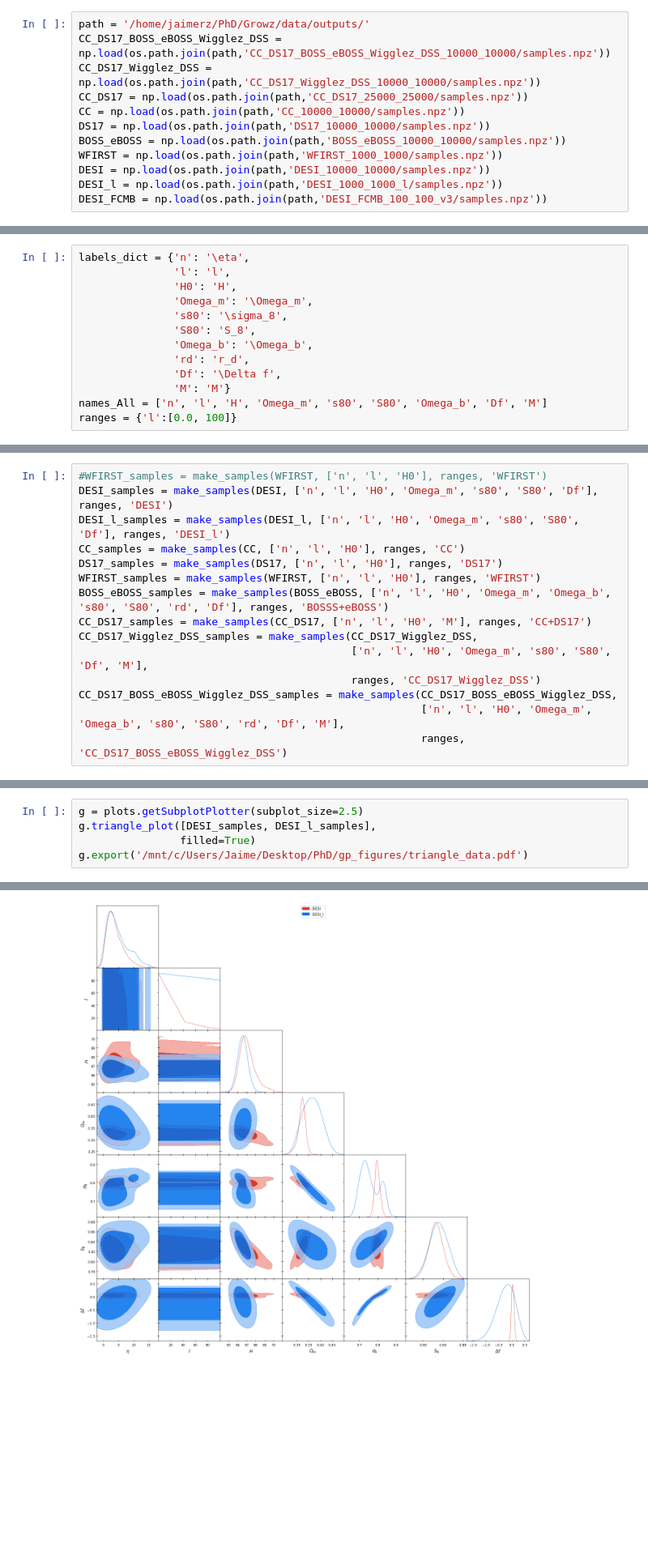
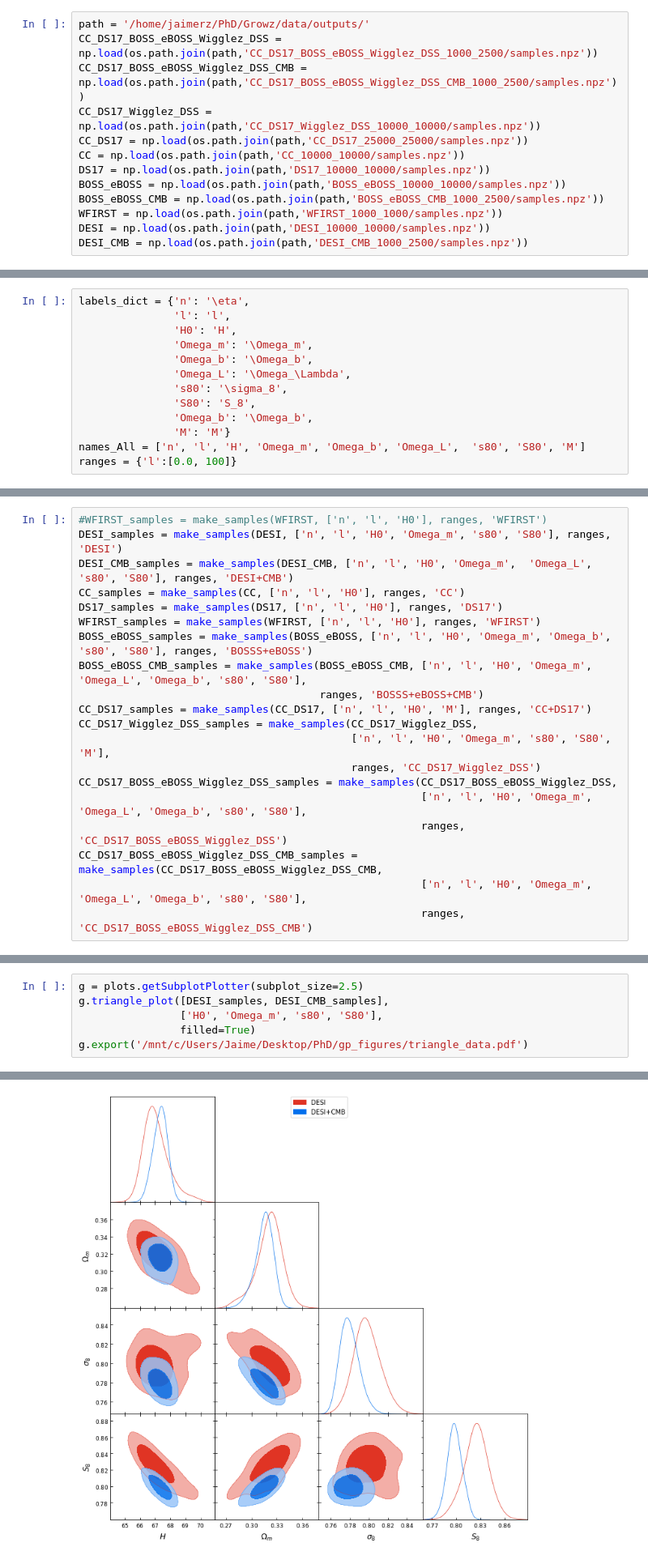
Before and after one commit to JaimeRZP/Growz, a Jupyter notebook: notebooks/plotting.ipynb, the cells around one changed output, grey strips where cells are left out. Shown at 81% size. Saved outputs shown, nothing was run; the diff lists cells and outputs as text; blank space fills up the shorter version.

Commit message:
splitting DESI data for tests

```diff
--- a/notebooks/plotting.ipynb
+++ b/notebooks/plotting.ipynb
@@ -63,16 +74,17 @@ def get_m_s(rows):
     return means, sigmas
 # %%
 path = '/home/jaimerz/PhD/Growz/data/outputs/'
-CC_DS17_BOSS_eBOSS_Wigglez_DSS = np.load(os.path.join(path,'CC_DS17_BOSS_eBOSS_Wigglez_DSS_10000_10000/samples.npz'))
+CC_DS17_BOSS_eBOSS_Wigglez_DSS = np.load(os.path.join(path,'CC_DS17_BOSS_eBOSS_Wigglez_DSS_1000_2500/samples.npz'))
+CC_DS17_BOSS_eBOSS_Wigglez_DSS_CMB = np.load(os.path.join(path,'CC_DS17_BOSS_eBOSS_Wigglez_DSS_CMB_1000_2500/samples.npz'))
 CC_DS17_Wigglez_DSS = np.load(os.path.join(path,'CC_DS17_Wigglez_DSS_10000_10000/samples.npz'))
 CC_DS17 = np.load(os.path.join(path,'CC_DS17_25000_25000/samples.npz'))
 CC = np.load(os.path.join(path,'CC_10000_10000/samples.npz'))
 DS17 = np.load(os.path.join(path,'DS17_10000_10000/samples.npz'))
 BOSS_eBOSS = np.load(os.path.join(path,'BOSS_eBOSS_10000_10000/samples.npz'))
+BOSS_eBOSS_CMB = np.load(os.path.join(path,'BOSS_eBOSS_CMB_1000_2500/samples.npz'))
 WFIRST = np.load(os.path.join(path,'WFIRST_1000_1000/samples.npz'))
 DESI = np.load(os.path.join(path,'DESI_10000_10000/samples.npz'))
-DESI_l = np.load(os.path.join(path,'DESI_1000_1000_l/samples.npz'))
-DESI_FCMB = np.load(os.path.join(path,'DESI_FCMB_100_100_v3/samples.npz'))
+DESI_CMB = np.load(os.path.join(path,'DESI_CMB_1000_2500/samples.npz'))
 # %%
 #matern52 = np.load(os.path.join(path,'matern52_2000_2000/samples.npz'))
 #RatQuad = np.load(os.path.join(path,'RatQuad_2000_2000/samples.npz'))
@@ -87,13 +99,13 @@ labels_dict = {'n': '\eta',
                'l': 'l',
                'H0': 'H',
                'Omega_m': '\Omega_m',
+               'Omega_b': '\Omega_b',
+               'Omega_L': '\Omega_\Lambda',
                's80': '\sigma_8',
                'S80': 'S_8',
                'Omega_b': '\Omega_b',
-               'rd': 'r_d',
-               'Df': '\Delta f',
                'M': 'M'}
-names_All = ['n', 'l', 'H', 'Omega_m', 's80', 'S80', 'Omega_b', 'Df', 'M']
+names_All = ['n', 'l', 'H', 'Omega_m', 'Omega_b', 'Omega_L',  's80', 'S80', 'M']
 ranges = {'l':[0.0, 100]}
 # %% [markdown]
 # Triangle Plots
@@ -110,19 +122,24 @@ def make_samples(file, names, ranges, label):
     return MCSamples(samples=samples, names=names, labels=labels, label=label, ranges=ranges)
 # %%
 #WFIRST_samples = make_samples(WFIRST, ['n', 'l', 'H0'], ranges, 'WFIRST')
-DESI_samples = make_samples(DESI, ['n', 'l', 'H0', 'Omega_m', 's80', 'S80', 'Df'], ranges, 'DESI')
-DESI_l_samples = make_samples(DESI_l, ['n', 'l', 'H0', 'Omega_m', 's80', 'S80', 'Df'], ranges, 'DESI_l')
+DESI_samples = make_samples(DESI, ['n', 'l', 'H0', 'Omega_m', 's80', 'S80'], ranges, 'DESI')
+DESI_CMB_samples = make_samples(DESI_CMB, ['n', 'l', 'H0', 'Omega_m',  'Omega_L', 's80', 'S80'], ranges, 'DESI+CMB')
 CC_samples = make_samples(CC, ['n', 'l', 'H0'], ranges, 'CC')
 DS17_samples = make_samples(DS17, ['n', 'l', 'H0'], ranges, 'DS17')
 WFIRST_samples = make_samples(WFIRST, ['n', 'l', 'H0'], ranges, 'WFIRST')
-BOSS_eBOSS_samples = make_samples(BOSS_eBOSS, ['n', 'l', 'H0', 'Omega_m', 'Omega_b', 's80', 'S80', 'rd', 'Df'], ranges, 'BOSSS+eBOSS')
+BOSS_eBOSS_samples = make_samples(BOSS_eBOSS, ['n', 'l', 'H0', 'Omega_m', 'Omega_b', 's80', 'S80'], ranges, 'BOSSS+eBOSS')
+BOSS_eBOSS_CMB_samples = make_samples(BOSS_eBOSS_CMB, ['n', 'l', 'H0', 'Omega_m', 'Omega_L', 'Omega_b', 's80', 'S80'],
+                                      ranges, 'BOSSS+eBOSS+CMB')
 CC_DS17_samples = make_samples(CC_DS17, ['n', 'l', 'H0', 'M'], ranges, 'CC+DS17')
 CC_DS17_Wigglez_DSS_samples = make_samples(CC_DS17_Wigglez_DSS,
-                                           ['n', 'l', 'H0', 'Omega_m', 's80', 'S80',  'Df', 'M'],
+                                           ['n', 'l', 'H0', 'Omega_m', 's80', 'S80', 'M'],
                                            ranges, 'CC_DS17_Wigglez_DSS')
 CC_DS17_BOSS_eBOSS_Wigglez_DSS_samples = make_samples(CC_DS17_BOSS_eBOSS_Wigglez_DSS,
-                                                      ['n', 'l', 'H0', 'Omega_m', 'Omega_b', 's80', 'S80', 'rd', 'Df', 'M'],
+                                                      ['n', 'l', 'H0', 'Omega_m', 'Omega_L', 'Omega_b', 's80', 'S80'],
                                                       ranges, 'CC_DS17_BOSS_eBOSS_Wigglez_DSS')
+CC_DS17_BOSS_eBOSS_Wigglez_DSS_CMB_samples = make_samples(CC_DS17_BOSS_eBOSS_Wigglez_DSS_CMB,
+                                                      ['n', 'l', 'H0', 'Omega_m', 'Omega_L', 'Omega_b', 's80', 'S80'],
+                                                      ranges, 'CC_DS17_BOSS_eBOSS_Wigglez_DSS_CMB')
 # %% [output]
 Removed no burn in
 Removed no burn in
@@ -153,6 +168,7 @@ WARNING:root:fine_bins_2D not large enough for optimal density
 # %%
 g = plots.getSubplotPlotter(subplot_size=2.5)
-g.triangle_plot([DESI_samples, DESI_l_samples],
+g.triangle_plot([DESI_samples, DESI_CMB_samples],
+                ['H0', 'Omega_m', 's80', 'S80'],
                 filled=True)
 g.export('/mnt/c/Users/Jaime/Desktop/PhD/gp_figures/triangle_data.pdf')
 # %% [output]
@@ -161,4 +175,4 @@ WARNING:root:fine_bins not large enough to well sample smoothing scale - l
-[figure, old version]
+[figure, new version]
 # %%
 g = plots.getSubplotPlotter(subplot_size=2.5)
 g.triangle_plot([BOSS_eBOSS_samples, CC_DS17_samples,
```
Also changed, not shown: parts of 21 cells of this notebook, 5 other files.
